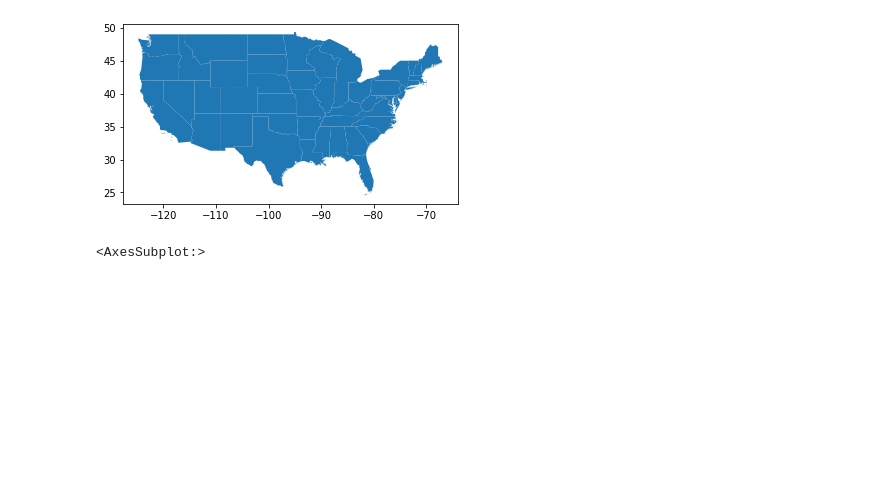
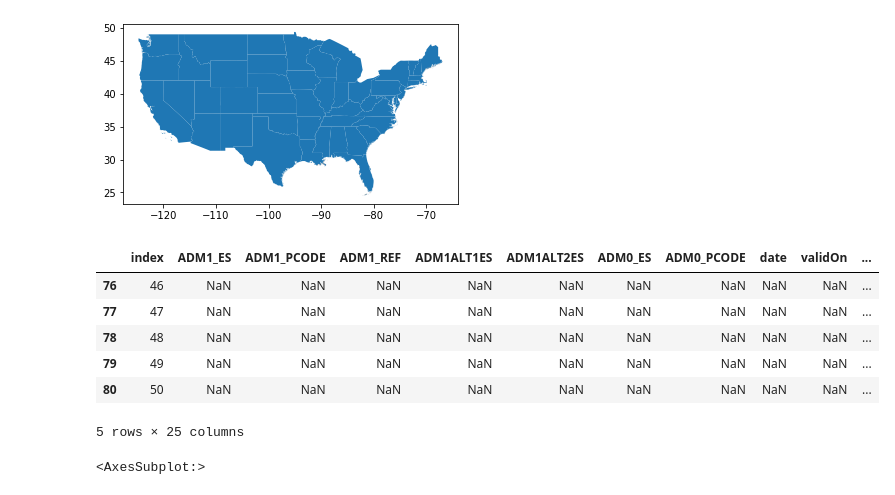
Before and after one commit to sjsrey/geoplanar, a Jupyter notebook: notebooks/data_processing_1.ipynb, the cells around one changed output. Saved outputs shown, nothing was run; the diff lists cells and outputs as text; code cells hidden in the pictures; blank space fills up the shorter version.

```diff
--- a/notebooks/data_processing_1.ipynb
+++ b/notebooks/data_processing_1.ipynb
@@ -80,7 +80,19 @@ us_1.plot()
 mexico_1 ['COUNTRY'] = 'MEXICO'
 us_1 ['COUNTRY'] = 'US'
 # %%
-usmex_1 = us_1.append(mexico_1)
+usmex_1 = mexico_1.append(us_1)
+# %%
+usmex_1.reset_index(inplace=True )
+# %%
+usmex_1.tail()
+# %% [output]
+|  | index | ADM1_ES | ADM1_PCODE | ADM1_REF | ADM1ALT1ES | ADM1ALT2ES | ADM0_ES | ADM0_PCODE | date | validOn | ... |
+| 76 | 46 | NaN | NaN | NaN | NaN | NaN | NaN | NaN | NaN | NaN | ... |
+| 77 | 47 | NaN | NaN | NaN | NaN | NaN | NaN | NaN | NaN | NaN | ... |
+| 78 | 48 | NaN | NaN | NaN | NaN | NaN | NaN | NaN | NaN | NaN | ... |
+| 79 | 49 | NaN | NaN | NaN | NaN | NaN | NaN | NaN | NaN | NaN | ... |
+| 80 | 50 | NaN | NaN | NaN | NaN | NaN | NaN | NaN | NaN | NaN | ... |
+5 rows × 25 columns
 # %%
 usmex_1.plot()
 # %% [output]
```
Also changed, not shown: parts of 3 cells of this notebook, 1 other file.
